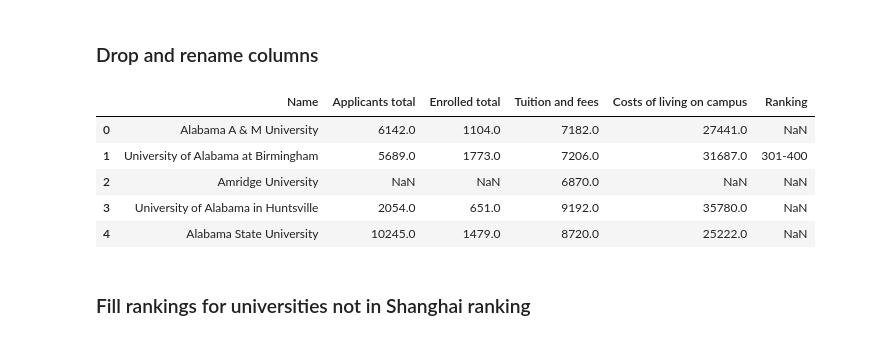
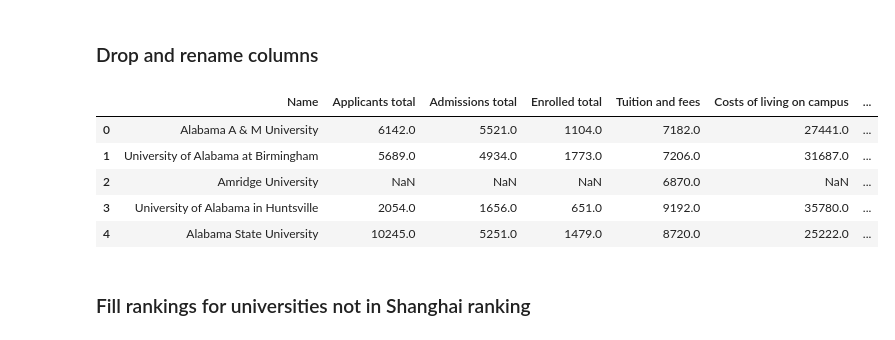
Before and after one commit to m-orlewski/american-universities-eda, a Jupyter notebook: prepareData.ipynb, the cells around one changed output. Saved outputs shown, nothing was run; the diff lists cells and outputs as text; code cells hidden in the pictures.

```diff
--- a/prepareData.ipynb
+++ b/prepareData.ipynb
@@ -14,21 +14,21 @@ universityDataMergedDf.shape
 # %% [markdown]
 ### Drop and rename columns
 # %%
-universityDataMergedDf = universityDataMergedDf[['Name', 'Applicants total', 'Enrolled total', 'Tuition and fees, 2013-14',
+universityDataMergedDf = universityDataMergedDf[['Name', 'Applicants total', 'Admissions total', 'Enrolled total', 'Tuition and fees, 2013-14',
                                                  'Total price for out-of-state students living on campus 2013-14', 'Ranking']]
 
 universityDataDf = universityDataMergedDf.rename(columns={'Tuition and fees, 2013-14': 'Tuition and fees',
                    'Total price for out-of-state students living on campus 2013-14':
                    'Costs of living on campus'})
 
 universityDataDf.head(5)
 # %% [output]
-|  | Name | Applicants total | Enrolled total | Tuition and fees | Costs of living on campus | Ranking |
-| 0 | Alabama A & M University | 6142.0 | 1104.0 | 7182.0 | 27441.0 | NaN |
-| 1 | University of Alabama at Birmingham | 5689.0 | 1773.0 | 7206.0 | 31687.0 | 301-400 |
-| 2 | Amridge University | NaN | NaN | 6870.0 | NaN | NaN |
-| 3 | University of Alabama in Huntsville | 2054.0 | 651.0 | 9192.0 | 35780.0 | NaN |
-| 4 | Alabama State University | 10245.0 | 1479.0 | 8720.0 | 25222.0 | NaN |
+|  | Name | Applicants total | Admissions total | Enrolled total | Tuition and fees | Costs of living on campus | ... |
+| 0 | Alabama A & M University | 6142.0 | 5521.0 | 1104.0 | 7182.0 | 27441.0 | ... |
+| 1 | University of Alabama at Birmingham | 5689.0 | 4934.0 | 1773.0 | 7206.0 | 31687.0 | ... |
+| 2 | Amridge University | NaN | NaN | NaN | 6870.0 | NaN | ... |
+| 3 | University of Alabama in Huntsville | 2054.0 | 1656.0 | 651.0 | 9192.0 | 35780.0 | ... |
+| 4 | Alabama State University | 10245.0 | 5251.0 | 1479.0 | 8720.0 | 25222.0 | ... |
 # %% [markdown]
 ### Fill rankings for universities not in Shanghai ranking
 # %%
```
Also changed, not shown: parts of 1 cell of this notebook, 2 other files.
